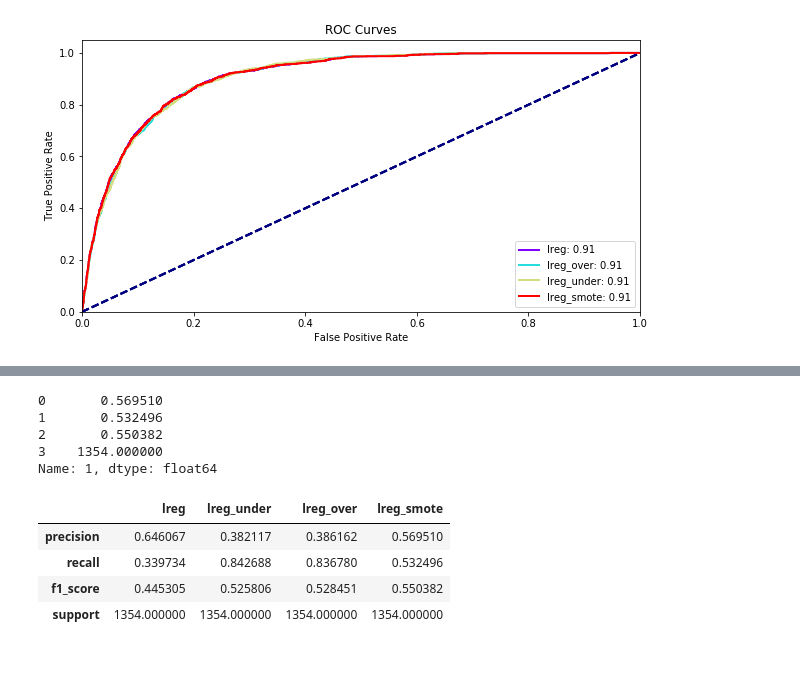
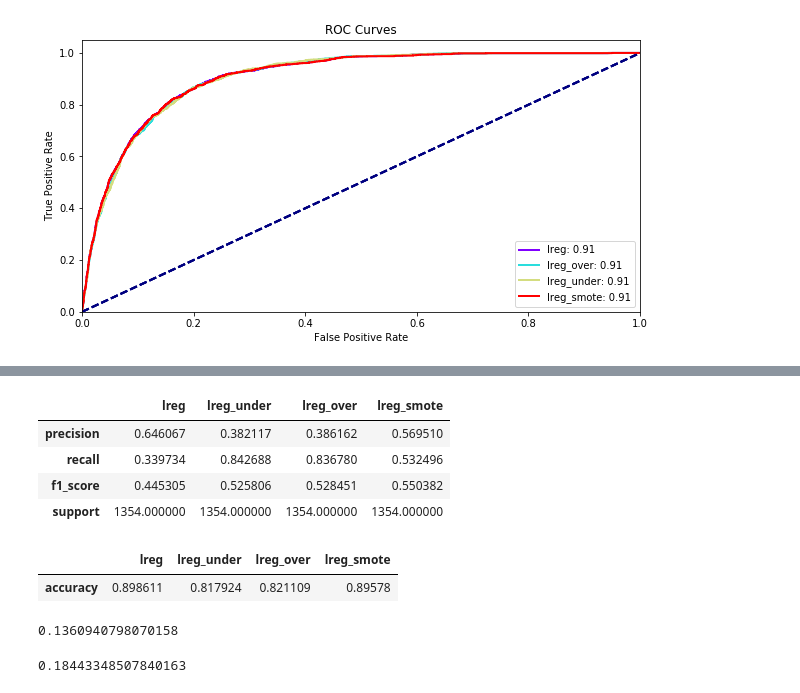
Before and after one commit to caseywasey/Bank-Marketing-Data-Set-Example-Project, a Jupyter notebook: Bank Project - Resampling.ipynb, the cells around one changed output, grey strips where cells are left out. Cells and saved outputs as stored; diff of their text form; code cells hidden in the pictures; blank space fills up the shorter version.

```diff
--- a/Bank Project - Resampling.ipynb
+++ b/Bank Project - Resampling.ipynb
@@ -189,11 +144,3 @@ precision_score(y_test, lreg_smote.predict(ct.transform(X_test)))
-# %%
-pd.DataFrame(precision_recall_fscore_support(y_test, lreg_smote.predict(ct.transform(X_test)))).iloc[:,1]
-# %% [output]
-0       0.569510
-1       0.532496
-2       0.550382
-3    1354.000000
-Name: 1, dtype: float64
 # %%
 def pos_class_table(model, y_true, X):
     df = pd.DataFrame(precision_recall_fscore_support(y_true, model.predict(ct.transform(X)))).iloc[:,1]
@@ -211,3 +158,16 @@ result_df
 | recall | 0.339734 | 0.842688 | 0.836780 | 0.532496 |
 | f1_score | 0.445305 | 0.525806 | 0.528451 | 0.550382 |
 | support | 1354.000000 | 1354.000000 | 1354.000000 | 1354.000000 |
+# %%
+acc_df = pd.DataFrame(data = {'lreg': lreg.score(ct.transform(X_test), y_test),
+'lreg_under': lreg_under.score(ct.transform(X_test), y_test),
+'lreg_over': lreg_over.score(ct.transform(X_test), y_test),
+'lreg_smote': lreg_smote.score(ct.transform(X_test), y_test)},index = ['accuracy'])
+acc_df
+# %% [output]
+|  | lreg | lreg_under | lreg_over | lreg_smote |
+| accuracy | 0.898611 | 0.817924 | 0.821109 | 0.89578 |
+# %%
+y_test.value_counts()[1]/y_test.value_counts()[0]
+# %% [output]
+0.1360940798070158
@@ -213,0 +176,4 @@ result_df
+# %%
+prediction_counts[1]/prediction_counts[0]
+# %% [output]
+0.18443348507840163
```
Also changed, not shown: parts of 7 cells of this notebook.
